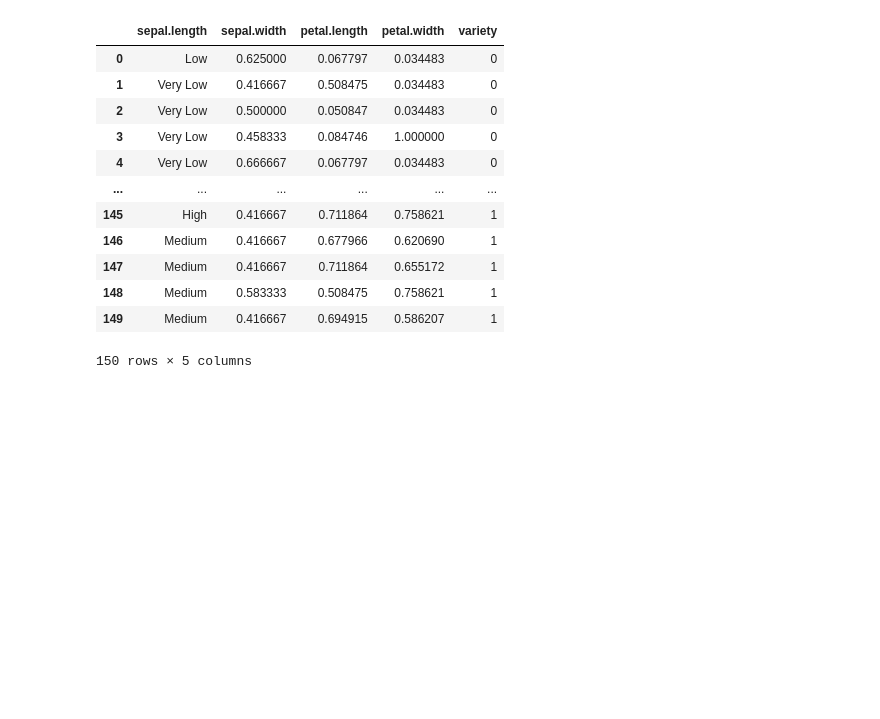
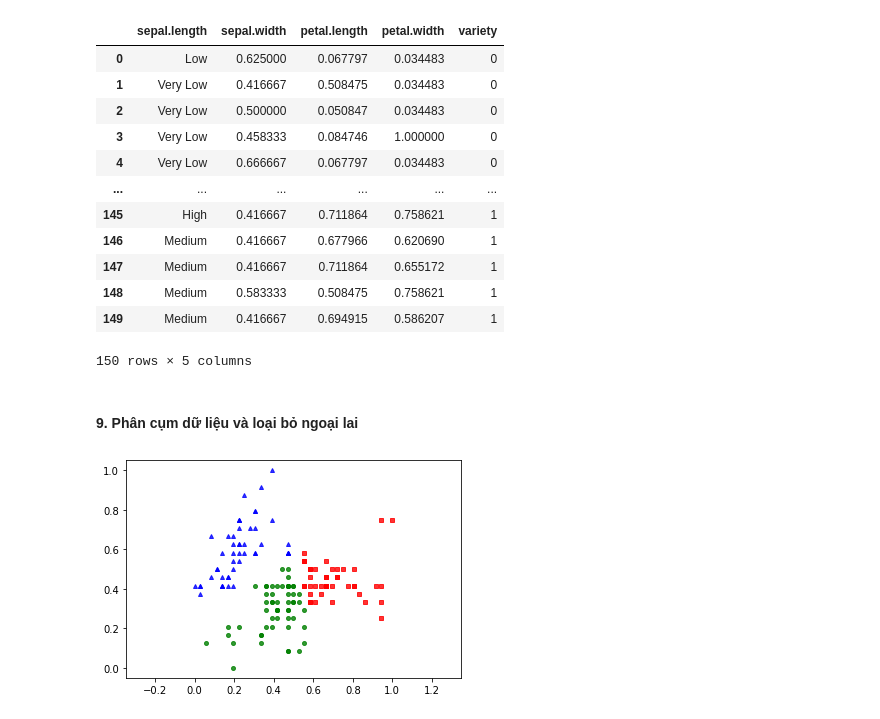
Before and after one commit to terrorteez/P4AI_PTIT, a Jupyter notebook: Source Code/Ex1.ipynb, the cells around one changed output. Drawn from its saved outputs; the diff is of its cells as text; code cells hidden in the pictures; blank space fills up the shorter version.

```diff
--- a/Source Code/Ex1.ipynb
+++ b/Source Code/Ex1.ipynb
@@ -200,3 +202,5 @@ df7
 | 148 | Medium | 0.583333 | 0.508475 | 0.758621 | 1 |
 | 149 | Medium | 0.416667 | 0.694915 | 0.586207 | 1 |
 150 rows × 5 columns
+# %% [markdown]
+#### 9. Phân cụm dữ liệu và loại bỏ ngoại lai
@@ -202,0 +209,25 @@ df7
+# %%
+def kmeans_display(X, label):
+    K = np.amax(label) + 1
+    X0 = X[label == 0, :]
+    X1 = X[label == 1, :]
+    X2 = X[label == 2, :]
+
+    plt.plot(X0[:, 0], X0[:, 1], 'b^', markersize = 4, alpha = .8)
+    plt.plot(X1[:, 0], X1[:, 1], 'go', markersize = 4, alpha = .8)
+    plt.plot(X2[:, 0], X2[:, 1], 'rs', markersize = 4, alpha = .8)
+
+    plt.axis('equal')
+    plt.plot()
+    plt.show()
+# %%
+X = df4.copy()
+X = X.values
+X_sepal = X[: , 0 : 2]
+# %%
+kmeans = KMeans(n_clusters = 3, random_state = 0).fit(X_sepal)
+pred_label = kmeans.predict(X_sepal)
+pred_label
+kmeans_display(X_sepal, pred_label)
+# %% [output]
+[figure, added]
```
Also changed, not shown: parts of 6 cells of this notebook.
